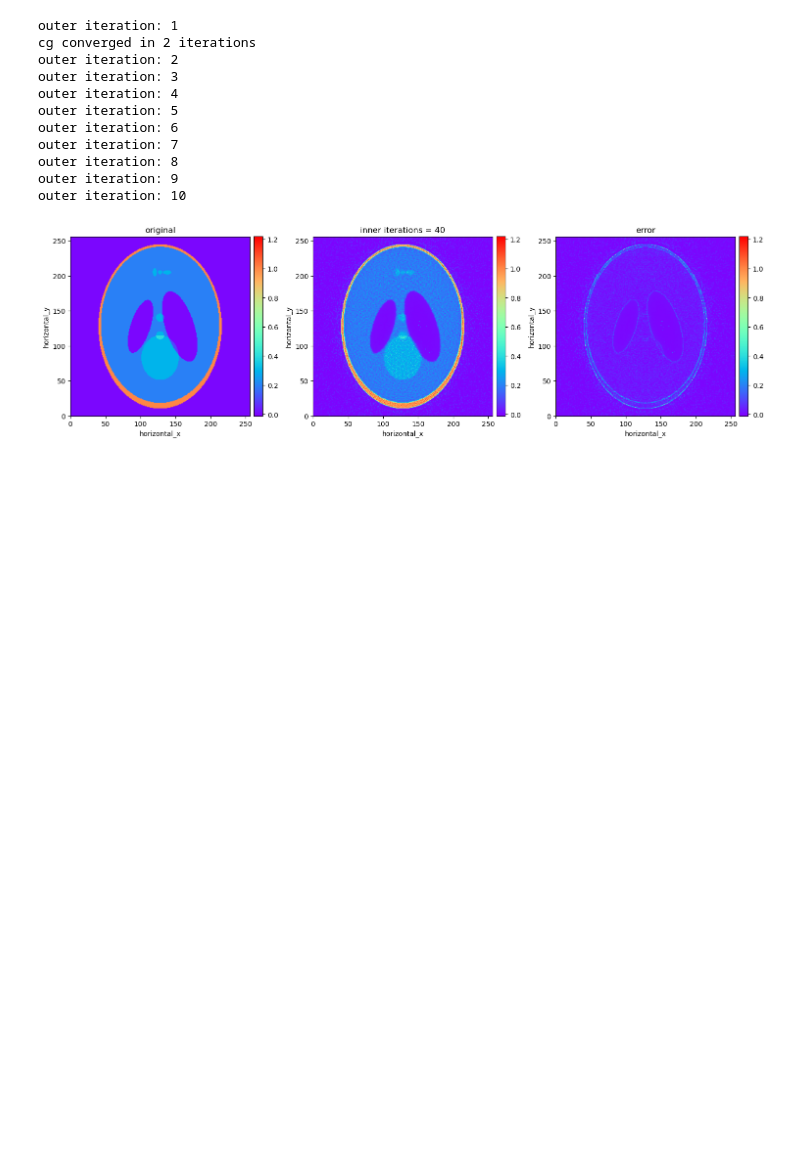
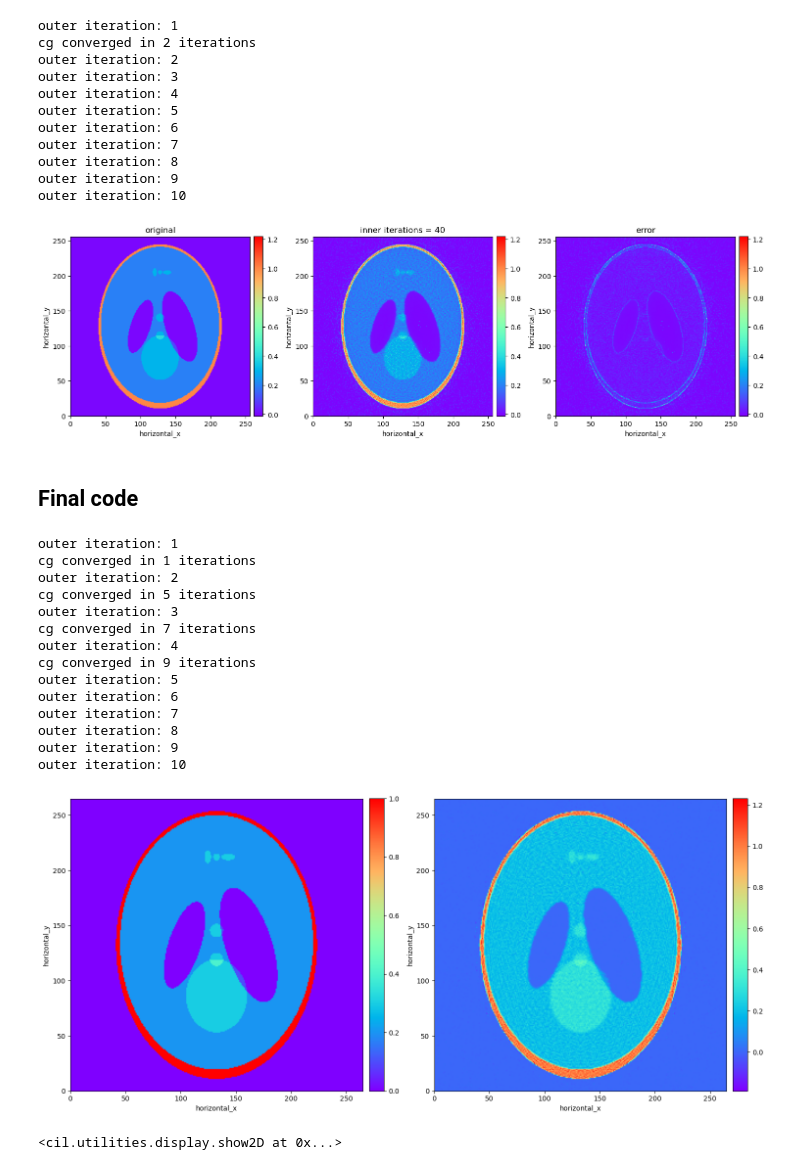
Before and after one commit to FemkeFJF/CIL-Demos, a Jupyter notebook: Femke/IRN/one_norm_regularisation/normalequations.ipynb, the cells around one changed output. Saved outputs shown, nothing was run; the diff lists cells and outputs as text; code cells hidden in the pictures; blank space fills up the shorter version.

Commit message:
Added the final code to each of these notebooks. Additionally, added 'get_A' and 'add_poss_noise' functions if they were not in the notebook.

```diff
--- a/Femke/IRN/one_norm_regularisation/normalequations.ipynb
+++ b/Femke/IRN/one_norm_regularisation/normalequations.ipynb
@@ -245,6 +313,7 @@ def onenorm_normal(max_outer, max_inner, initial, A, b, alpha, er):
 
     # setting up LHS of normal equation
     lhs = A.adjoint(b)
+    get_ig = A.domain_geometry()
 
     # setting initials
     uk = initial.copy()
@@ -264,11 +333,11 @@ def onenorm_normal(max_outer, max_inner, initial, A, b, alpha, er):
         uk_reweighted_np[large_values] = uk_grad_np[large_values] ** (-1)
 
         # convert back to ImageData
-        uk_reweighted = ig.allocate()
+        uk_reweighted = get_ig.allocate()
         uk_reweighted.fill(uk_reweighted_np)
 
         # performing CG
-        cg_output = CG(uk, max_inner, lhs, alpha, uk_reweighted)
+        cg_output = CG_check(uk, max_inner, A, lhs, alpha, uk_reweighted, 1e-2, apply_operator)
 
         uk = cg_output
 
@@ -358,3 +417,5 @@ outer iteration: 8
 outer iteration: 9
 outer iteration: 10
 [figure]
+# %% [markdown]
+## Final code
@@ -360,0 +631,34 @@ outer iteration: 10
+# %%
+n_pixels = 265
+n_angles = 50
+sino_noise = add_poss_noise(20000, n_angles, n_pixels)
+A, sino, ig, ag, phantom = get_A(n_angles, n_pixels)
+
+sol, sol_err, cg_convergence, inner_iterationscounter = onenorm_normal(initial = ig.allocate(0),
+                                                                       inner_iter = 100,
+                                                                       outer_iter = 10,
+                                                                       A = A,
+                                                                       sino = sino,
+                                                                       alpha = 1e-6,
+                                                                       er = None,
+                                                                       cg_tol = 1e-2,
+                                                                       exact = phantom)
+
+show2D([phantom, sol], cmap = 'rainbow')
+# %% [output]
+outer iteration: 1
+cg converged in 1 iterations
+outer iteration: 2
+cg converged in 5 iterations
+outer iteration: 3
+cg converged in 7 iterations
+outer iteration: 4
+cg converged in 9 iterations
+outer iteration: 5
+outer iteration: 6
+outer iteration: 7
+outer iteration: 8
+outer iteration: 9
+outer iteration: 10
+[figure, added]
+<cil.utilities.display.show2D at 0x...>
```
Also changed, not shown: parts of 5 cells of this notebook, 3 other files.
